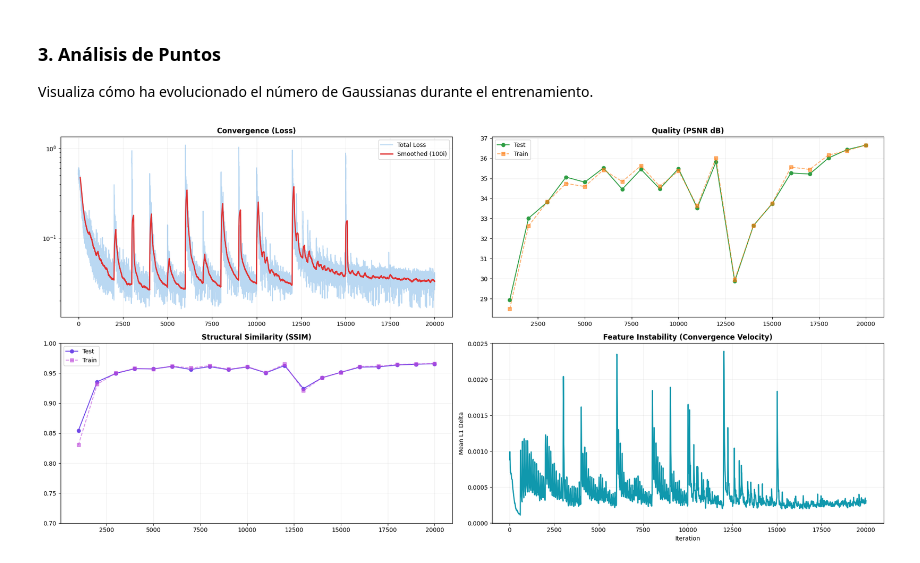
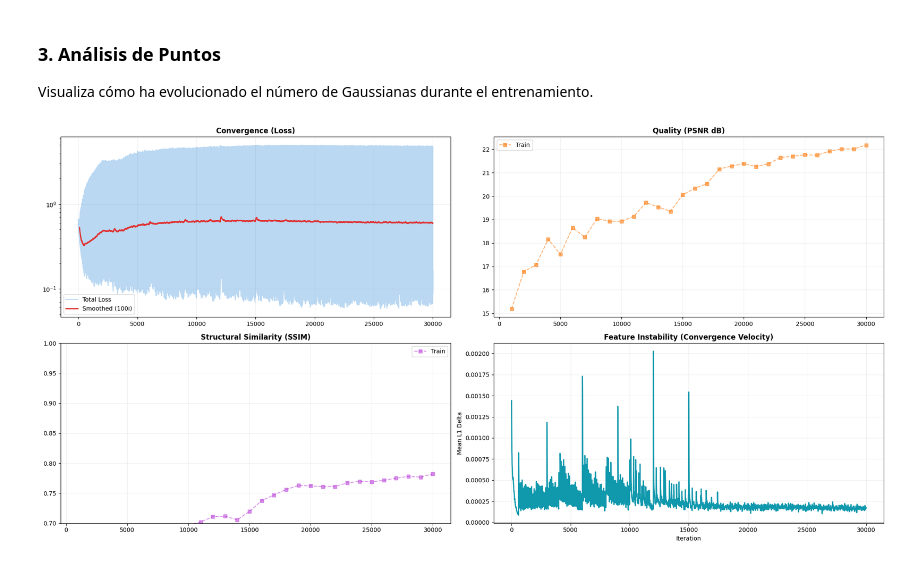
Before and after one commit to jrgserrano/semantic-gaussians, a Jupyter notebook: opensplat3d/jupyter/training_study.ipynb, the cells around one changed output. Drawn from its saved outputs; the diff is of its cells as text; code cells hidden in the pictures.

```diff
--- a/opensplat3d/jupyter/training_study.ipynb
+++ b/opensplat3d/jupyter/training_study.ipynb
@@ -573,32 +573,33 @@ def plot_training_stats(json_path):
     ax2.set_title('Quality (PSNR dB)', fontweight='bold')
     ax2.grid(True, alpha=0.2)
     ax2.legend()
 
     # --- Subplot 3: SSIM ---
     if ssim_test:
         ax3.plot([x['iter'] for x in ssim_test], [x['value'] for x in ssim_test], 'o-', color='#7048e8', label='Test')
     if ssim_train:
         ax3.plot([x['iter'] for x in ssim_train], [x['value'] for x in ssim_train], 's--', color='#be4bdb', alpha=0.6, label='Train')
     ax3.set_title('Structural Similarity (SSIM)', fontweight='bold')
     ax3.set_ylim(0.7, 1.0) # El SSIM suele estar en este rango
     ax3.grid(True, alpha=0.2)
     ax3.legend()
 
     # --- Subplot 4: Métricas Finales (Semánticas) ---
     if instability:
         ax4.plot([x['iter'] for x in instability], [x['value'] for x in instability], color='#1098ad', linewidth=2)
     ax4.set_title('Feature Instability (Convergence Velocity)', fontweight='bold')
     ax4.set_ylabel('Mean L1 Delta')
     ax4.set_xlabel('Iteration')
     ax4.grid(True, alpha=0.2)
     # Una línea horizontal en 0 para visualizar la convergencia
     ax4.axhline(0, color='black', alpha=0.2)
 
     plt.tight_layout()
     plt.show()
 
 # Uso
-path = "/home/jsm15/opensplat3d/outputs/Replica/room0/20260421141638-3baec4c5/training_stats.json"
+path = "/home/jsm15/opensplat3d/outputs/exp1_astra_lab/20260424141605-b0d1f009/training_stats.json"
+path = "/home/jsm15/opensplat3d/outputs/exp1_astra_lab/20260426131759-2b4361ef/training_stats.json"
 plot_training_stats(path)
 # %% [output]
-[figure, old version]
+[figure, new version]
```
Also changed, not shown: 22 other files.
